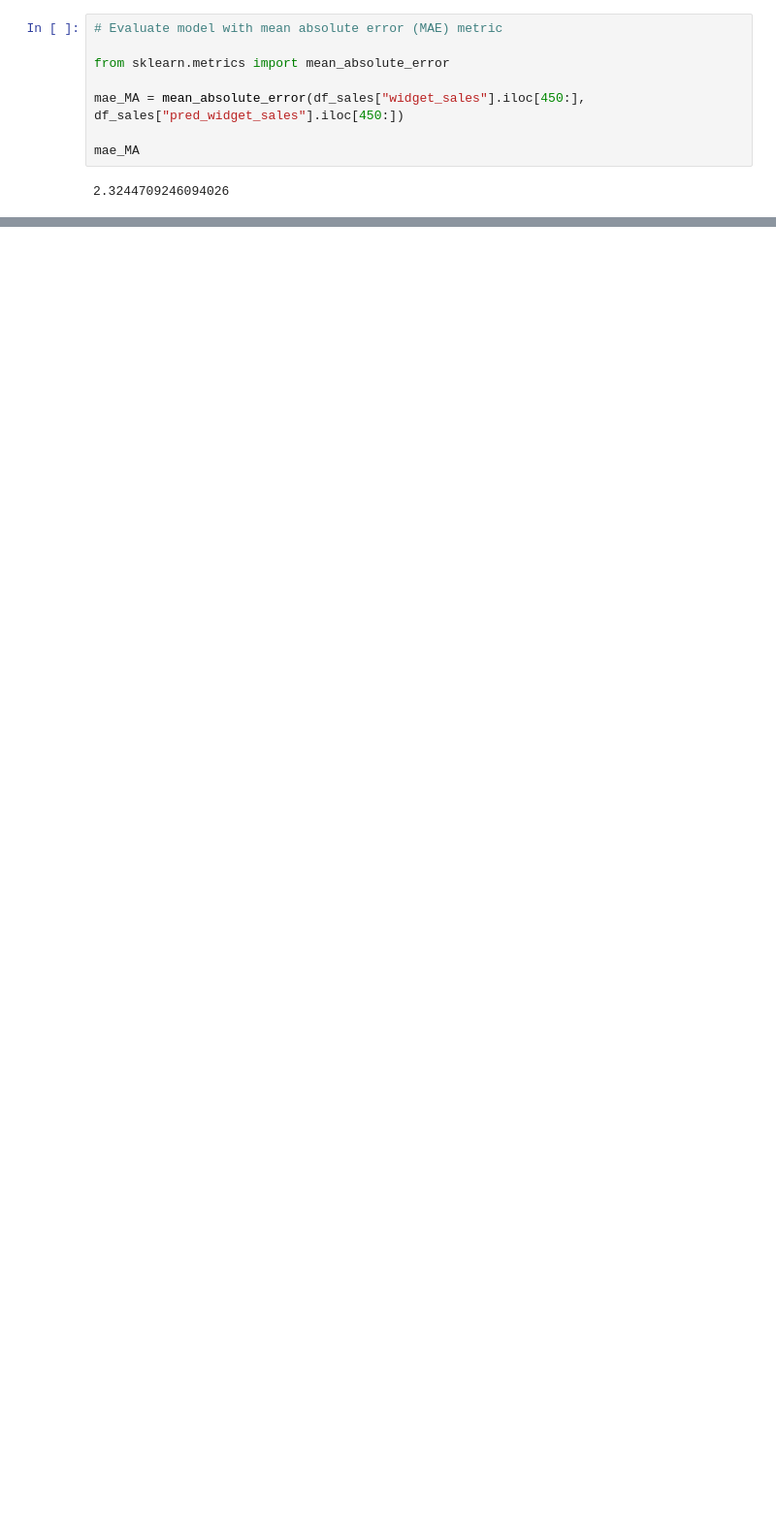
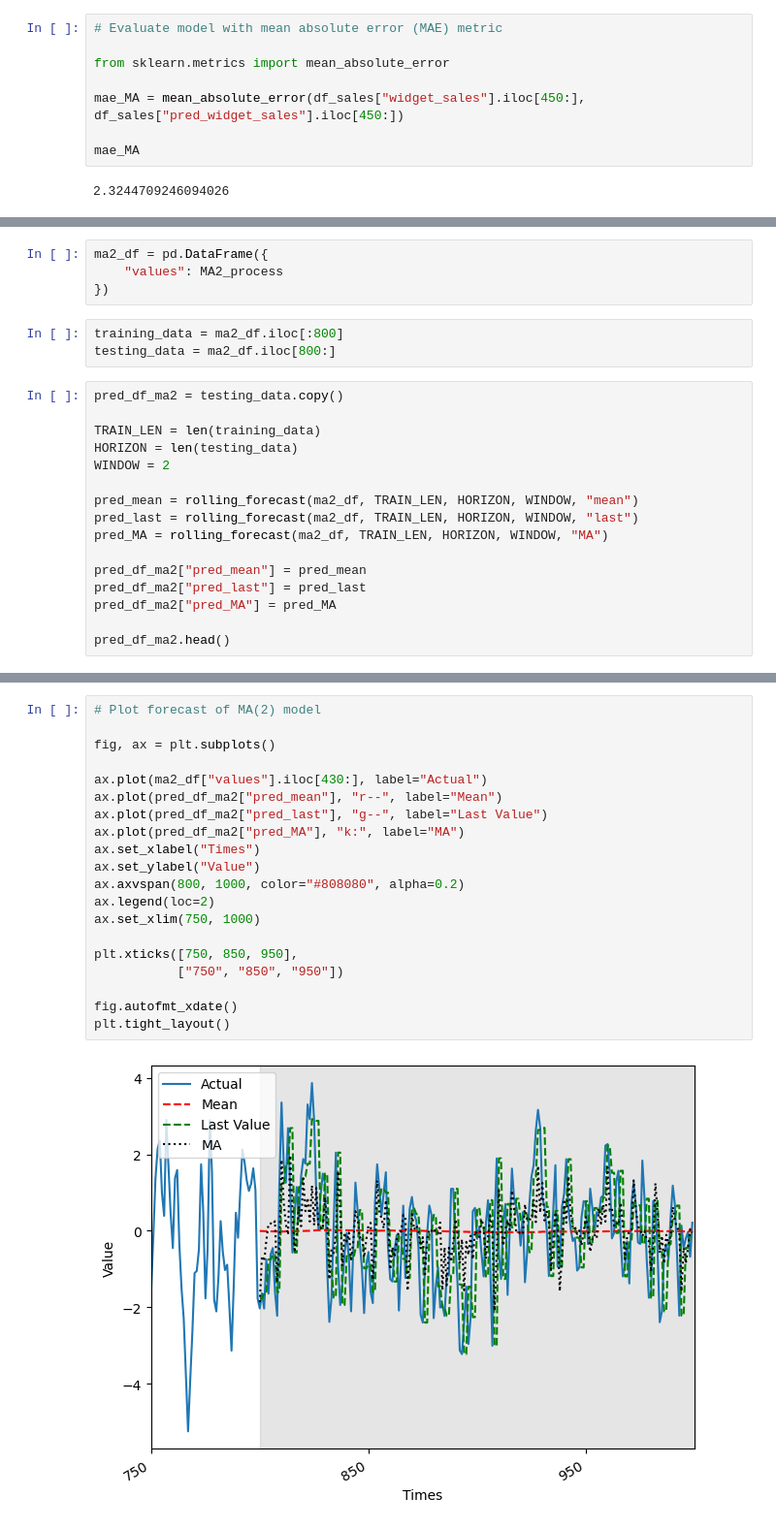
Before and after one commit to Alexa201228/timeseriesPracticeML, a Jupyter notebook: MovingAverageModel.ipynb, the cells around one changed output, grey strips where cells are left out. Shown: that part at 97% size. Cells and saved outputs as stored; diff of their text form; blank space fills up the shorter version.

Commit message:
Exercise on MA model

```diff
--- a/MovingAverageModel.ipynb
+++ b/MovingAverageModel.ipynb
@@ -245,0 +305,23 @@ mae_MA
+# %%
+ma2_df = pd.DataFrame({
+    "values": MA2_process
+})
+# %%
+training_data = ma2_df.iloc[:800]
+testing_data = ma2_df.iloc[800:]
+# %%
+pred_df_ma2 = testing_data.copy()
+
+TRAIN_LEN = len(training_data)
+HORIZON = len(testing_data)
+WINDOW = 2
+
+pred_mean = rolling_forecast(ma2_df, TRAIN_LEN, HORIZON, WINDOW, "mean")
+pred_last = rolling_forecast(ma2_df, TRAIN_LEN, HORIZON, WINDOW, "last")
+pred_MA = rolling_forecast(ma2_df, TRAIN_LEN, HORIZON, WINDOW, "MA")
+
+pred_df_ma2["pred_mean"] = pred_mean
+pred_df_ma2["pred_last"] = pred_last
+pred_df_ma2["pred_MA"] = pred_MA
+
+pred_df_ma2.head()
@@ -245,0 +335,22 @@ mae_MA
+# %%
+# Plot forecast of MA(2) model
+
+fig, ax = plt.subplots()
+
+ax.plot(ma2_df["values"].iloc[430:], label="Actual")
+ax.plot(pred_df_ma2["pred_mean"], "r--", label="Mean")
+ax.plot(pred_df_ma2["pred_last"], "g--", label="Last Value")
+ax.plot(pred_df_ma2["pred_MA"], "k:", label="MA")
+ax.set_xlabel("Times")
+ax.set_ylabel("Value")
+ax.axvspan(800, 1000, color="#808080", alpha=0.2)
+ax.legend(loc=2)
+ax.set_xlim(750, 1000)
+
+plt.xticks([750, 850, 950],
+           ["750", "850", "950"])
+
+fig.autofmt_xdate()
+plt.tight_layout()
+# %% [output]
+[figure, added]
```
Also changed, not shown: parts of 10 cells of this notebook.
